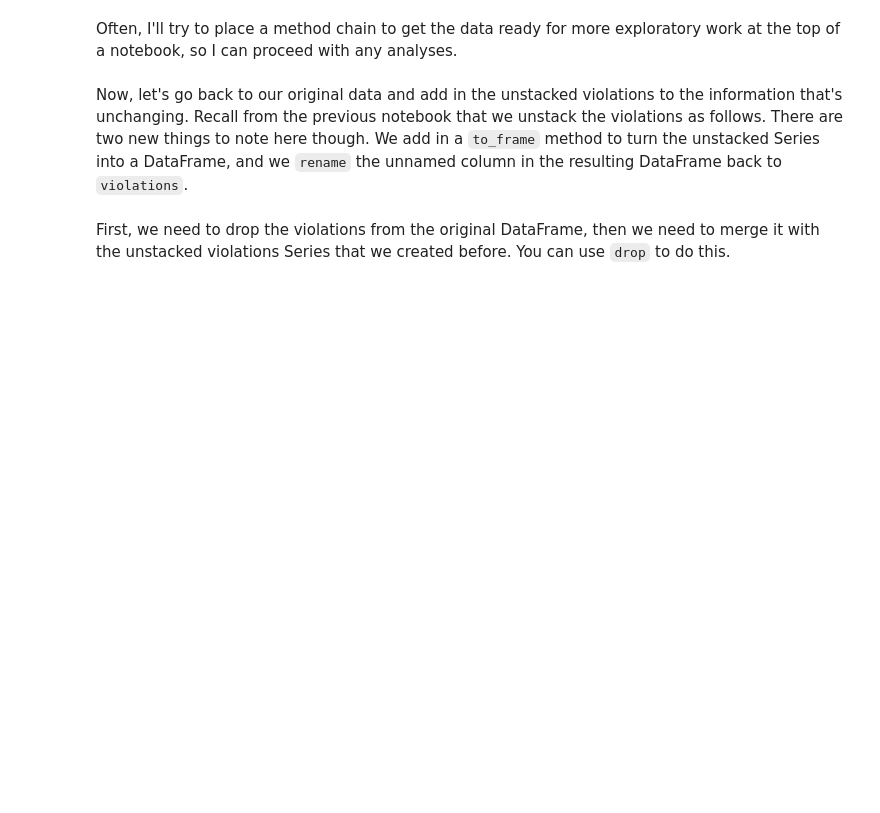
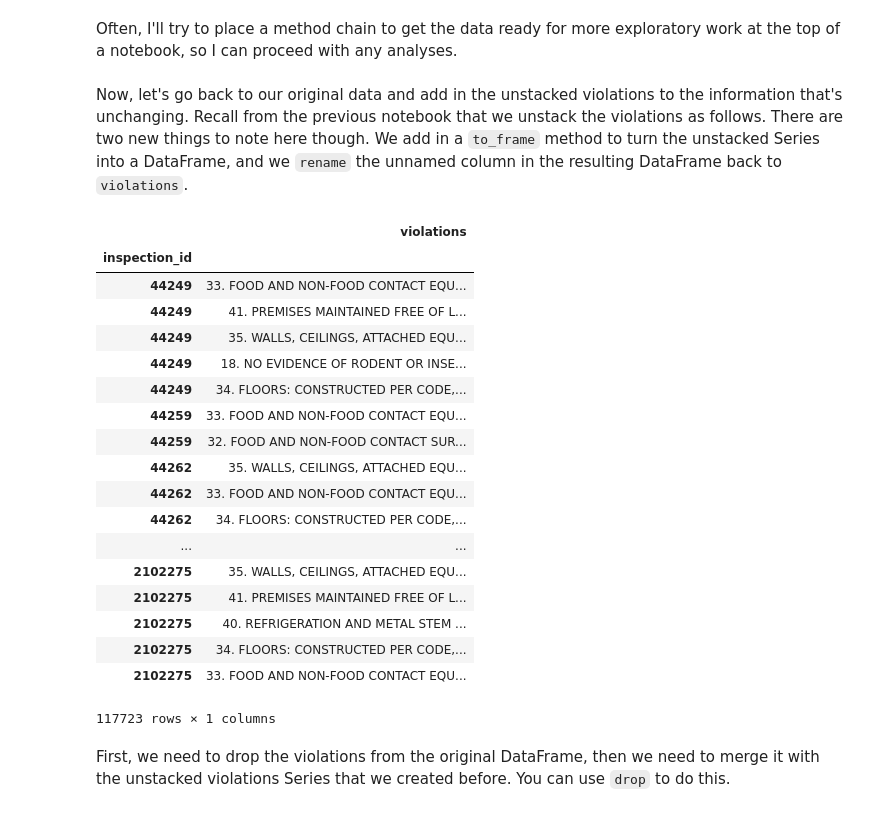
Before and after one commit to firefreezing/pycon-ds-2018, a Jupyter notebook: 3 - Exploratory Analysis with Pandas.ipynb, the cells around one changed output. Drawn from its saved outputs; the diff is of its cells as text; code cells hidden in the pictures; blank space fills up the shorter version.

```diff
--- a/3 - Exploratory Analysis with Pandas.ipynb
+++ b/3 - Exploratory Analysis with Pandas.ipynb
@@ -227,12 +576,33 @@ Now, let's go back to our original data and add in the unstacked violations to t
 # %%
 (dta.violations
  .str.split("|", expand=True)
  .unstack()
  .dropna()
  .reset_index(level=0, drop=True)
  .str.strip()
  .rename('violations')
- .to_frame())
+ .to_frame()
+ .sort_values('inspection_id'))
+# %% [output]
+|  | violations |
+| inspection_id |  |
+| 44249 | 33. FOOD AND NON-FOOD CONTACT EQU... |
+| 44249 | 41. PREMISES MAINTAINED FREE OF L... |
+| 44249 | 35. WALLS, CEILINGS, ATTACHED EQU... |
+| 44249 | 18. NO EVIDENCE OF RODENT OR INSE... |
+| 44249 | 34. FLOORS: CONSTRUCTED PER CODE,... |
+| 44259 | 33. FOOD AND NON-FOOD CONTACT EQU... |
+| 44259 | 32. FOOD AND NON-FOOD CONTACT SUR... |
+| 44262 | 35. WALLS, CEILINGS, ATTACHED EQU... |
+| 44262 | 33. FOOD AND NON-FOOD CONTACT EQU... |
+| 44262 | 34. FLOORS: CONSTRUCTED PER CODE,... |
+| ... | ... |
+| 2102275 | 35. WALLS, CEILINGS, ATTACHED EQU... |
+| 2102275 | 41. PREMISES MAINTAINED FREE OF L... |
+| 2102275 | 40. REFRIGERATION AND METAL STEM ... |
+| 2102275 | 34. FLOORS: CONSTRUCTED PER CODE,... |
+| 2102275 | 33. FOOD AND NON-FOOD CONTACT EQU... |
+117723 rows × 1 columns
 # %% [markdown]
 First, we need to drop the violations from the original DataFrame, then we need to merge it with the unstacked violations Series that we created before. You can use `drop` to do this.
 # %%
```
Also changed, not shown: parts of 53 cells of this notebook, 2 other files.
